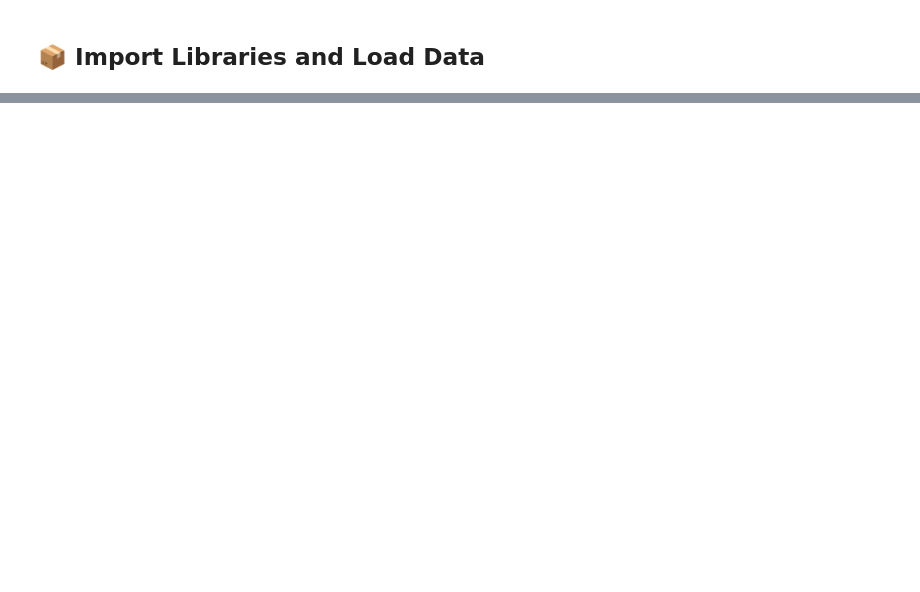
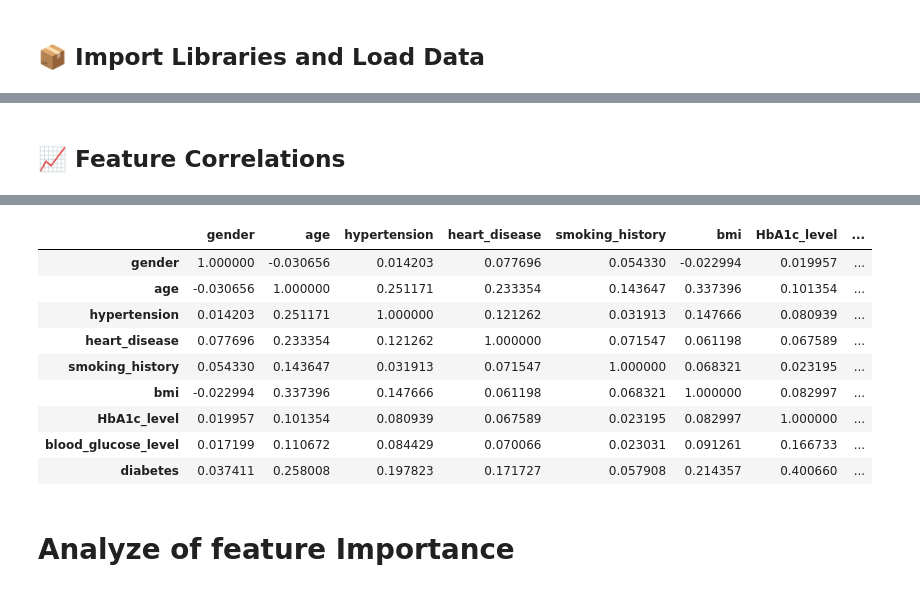
Before and after one commit to SkikriHassane01/Diabetes_detection_from_research_to_deployment, a Jupyter notebook: notebooks/1- exploratory-data-analysis.ipynb, the cells around one changed output, grey strips where cells are left out. Cells and saved outputs as stored; diff of their text form; code cells hidden in the pictures; blank space fills up the shorter version.

```diff
--- a/notebooks/1- exploratory-data-analysis.ipynb
+++ b/notebooks/1- exploratory-data-analysis.ipynb
@@ -309,0 +49,11 @@ display_image_with_title(importance_path + "rf_feature_importance.png", "Random
+# %%
+# Load the diabetes dataset
+data_path = '../data/extracted/diabetes_prediction_dataset/diabetes_prediction_dataset.csv'
+data = pd.read_csv(data_path)
+
+# Display basic information
+print("Dataset Overview:")
+print(f"Number of samples: {len(data)}")
+print(f"Number of features: {len(data.columns)-1}\n")
+
+display(data.head())
@@ -309,0 +160,5 @@ display_image_with_title(importance_path + "rf_feature_importance.png", "Random
+# %% [markdown]
+## 📈 Feature Correlations
+# %%
+analyze_correlations(data)
+# %% [output]
@@ -309,0 +167,12 @@ display_image_with_title(importance_path + "rf_feature_importance.png", "Random
+|  | gender | age | hypertension | heart_disease | smoking_history | bmi | HbA1c_level | ... |
+| gender | 1.000000 | -0.030656 | 0.014203 | 0.077696 | 0.054330 | -0.022994 | 0.019957 | ... |
+| age | -0.030656 | 1.000000 | 0.251171 | 0.233354 | 0.143647 | 0.337396 | 0.101354 | ... |
+| hypertension | 0.014203 | 0.251171 | 1.000000 | 0.121262 | 0.031913 | 0.147666 | 0.080939 | ... |
+| heart_disease | 0.077696 | 0.233354 | 0.121262 | 1.000000 | 0.071547 | 0.061198 | 0.067589 | ... |
+| smoking_history | 0.054330 | 0.143647 | 0.031913 | 0.071547 | 1.000000 | 0.068321 | 0.023195 | ... |
+| bmi | -0.022994 | 0.337396 | 0.147666 | 0.061198 | 0.068321 | 1.000000 | 0.082997 | ... |
+| HbA1c_level | 0.019957 | 0.101354 | 0.080939 | 0.067589 | 0.023195 | 0.082997 | 1.000000 | ... |
+| blood_glucose_level | 0.017199 | 0.110672 | 0.084429 | 0.070066 | 0.023031 | 0.091261 | 0.166733 | ... |
+| diabetes | 0.037411 | 0.258008 | 0.197823 | 0.171727 | 0.057908 | 0.214357 | 0.400660 | ... |
+# %% [markdown]
+# Analyze of feature Importance
```
Also changed, not shown: parts of 39 cells of this notebook, 26 other files.
